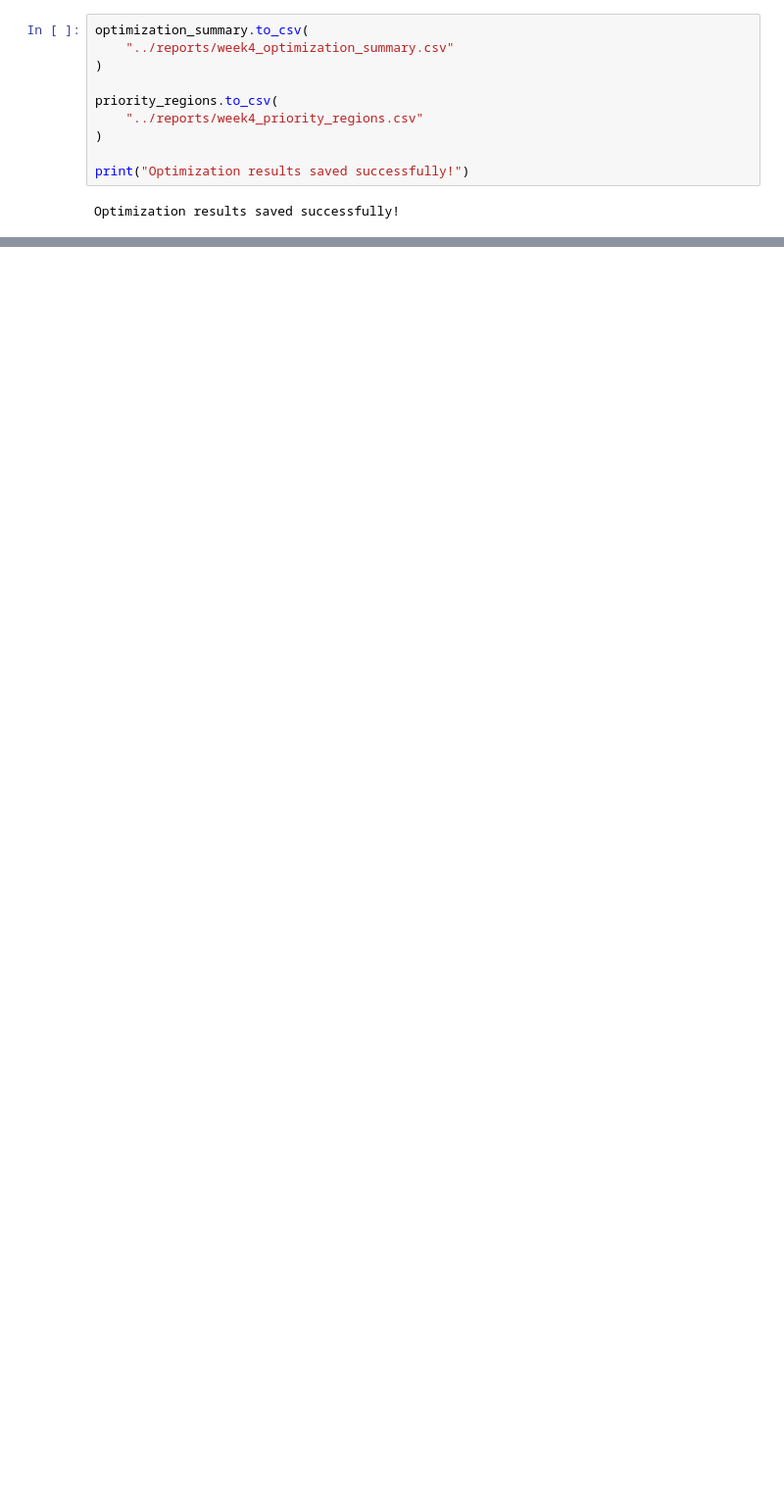
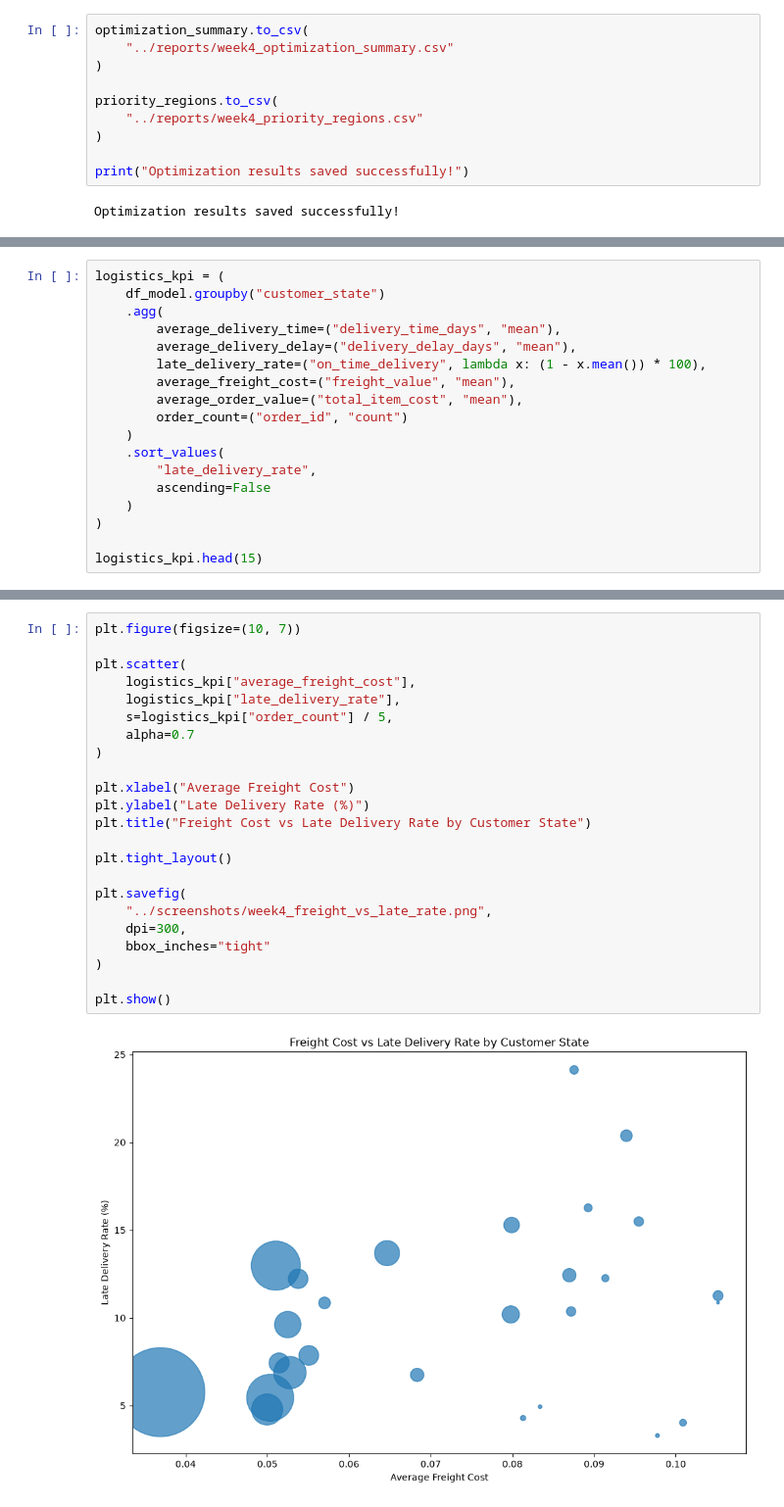
Before and after one commit to DRPatel75/Logistics_Data_Analysis, a Jupyter notebook: notebooks/04_predictive_modeling_optimization.ipynb, the cells around one changed output, grey strips where cells are left out. Shown at 98% size. Cells and saved outputs as stored; diff of their text form; blank space fills up the shorter version.

```diff
--- a/notebooks/04_predictive_modeling_optimization.ipynb
+++ b/notebooks/04_predictive_modeling_optimization.ipynb
@@ -1017,0 +1074,18 @@ Optimization results saved successfully!
+# %%
+logistics_kpi = (
+    df_model.groupby("customer_state")
+    .agg(
+        average_delivery_time=("delivery_time_days", "mean"),
+        average_delivery_delay=("delivery_delay_days", "mean"),
+        late_delivery_rate=("on_time_delivery", lambda x: (1 - x.mean()) * 100),
+        average_freight_cost=("freight_value", "mean"),
+        average_order_value=("total_item_cost", "mean"),
+        order_count=("order_id", "count")
+    )
+    .sort_values(
+        "late_delivery_rate",
+        ascending=False
+    )
+)
+
+logistics_kpi.head(15)
@@ -1017,0 +1157,25 @@ Optimization results saved successfully!
+# %%
+plt.figure(figsize=(10, 7))
+
+plt.scatter(
+    logistics_kpi["average_freight_cost"],
+    logistics_kpi["late_delivery_rate"],
+    s=logistics_kpi["order_count"] / 5,
+    alpha=0.7
+)
+
+plt.xlabel("Average Freight Cost")
+plt.ylabel("Late Delivery Rate (%)")
+plt.title("Freight Cost vs Late Delivery Rate by Customer State")
+
+plt.tight_layout()
+
+plt.savefig(
+    "../screenshots/week4_freight_vs_late_rate.png",
+    dpi=300,
+    bbox_inches="tight"
+)
+
+plt.show()
+# %% [output]
+[figure, added]
```
Also changed, not shown: parts of 7 cells of this notebook, 6 other files.
